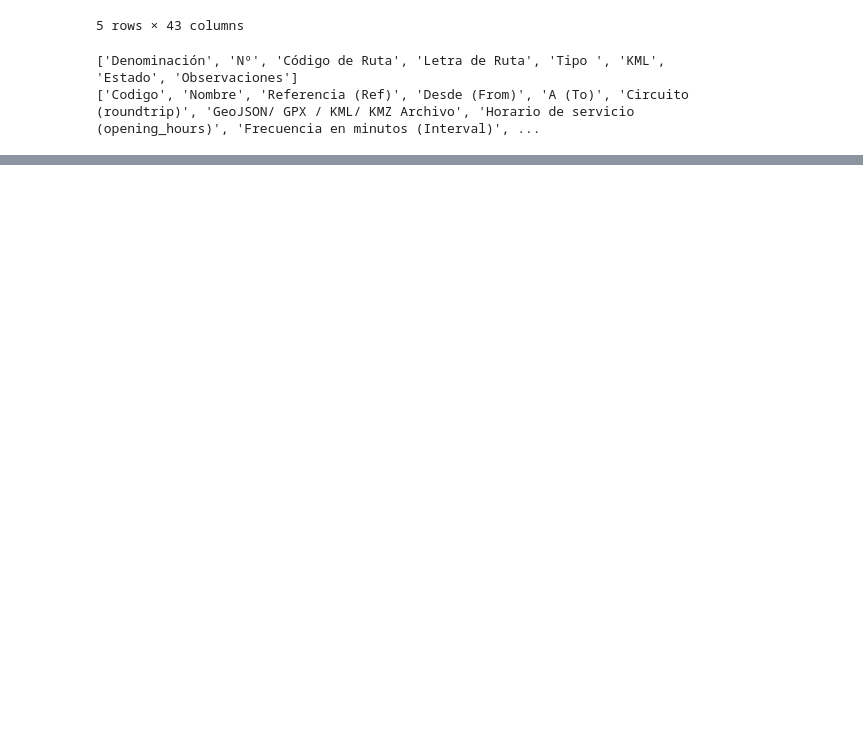
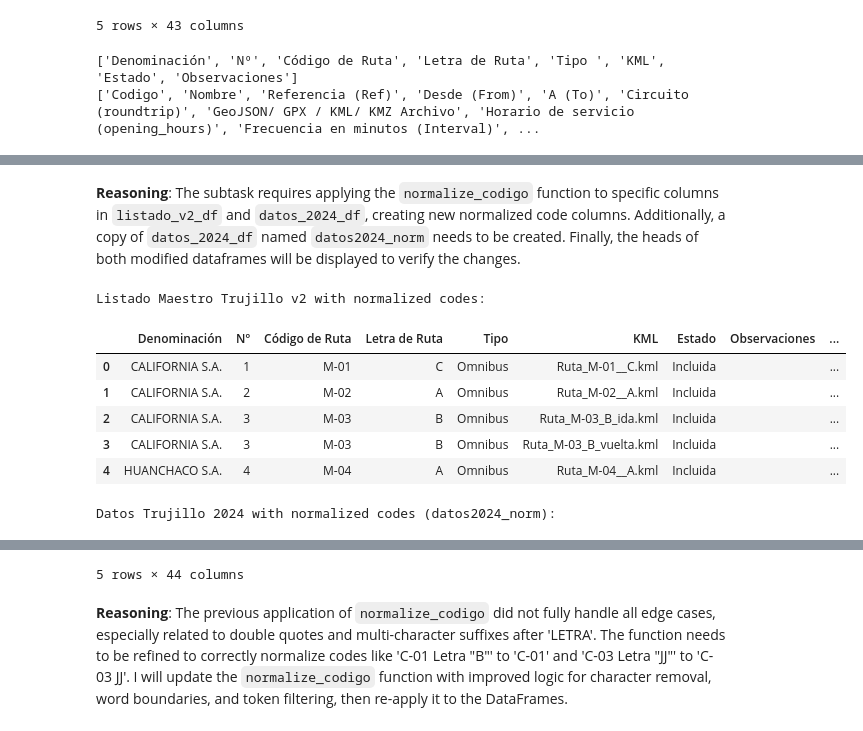
Before and after one commit to leoguti/route-compare, a Jupyter notebook: notebooks/notebooks00_setup.ipynb, the cells around one changed output, grey strips where cells are left out. Cells and saved outputs as stored; diff of their text form; code cells hidden in the pictures; blank space fills up the shorter version.

```diff
--- a/notebooks/notebooks00_setup.ipynb
+++ b/notebooks/notebooks00_setup.ipynb
@@ -164,0 +438,23 @@ print(list(datos_2024_df.columns))
+# %% [markdown]
+**Reasoning**:
+The subtask requires applying the `normalize_codigo` function to specific columns in `listado_v2_df` and `datos_2024_df`, creating new normalized code columns. Additionally, a copy of `datos_2024_df` named `datos2024_norm` needs to be created. Finally, the heads of both modified dataframes will be displayed to verify the changes.
+# %%
+listado_v2_df['codigo_norm_listado'] = listado_v2_df['Código de Ruta'].apply(normalize_codigo)
+datos_2024_df['codigo_norm_2024'] = datos_2024_df['Codigo'].apply(normalize_codigo)
+
+datos2024_norm = datos_2024_df.copy()
+
+print("Listado Maestro Trujillo v2 with normalized codes:")
+display(listado_v2_df.head())
+
+print("Datos Trujillo 2024 with normalized codes (datos2024_norm):")
+display(datos2024_norm.head())
+# %% [output]
+Listado Maestro Trujillo v2 with normalized codes:
+|  | Denominación | Nº | Código de Ruta | Letra de Ruta | Tipo | KML | Estado | Observaciones | ... |
+| 0 | CALIFORNIA S.A. | 1 | M-01 | C | Omnibus | Ruta_M-01__C.kml | Incluida |  | ... |
+| 1 | CALIFORNIA S.A. | 2 | M-02 | A | Omnibus | Ruta_M-02__A.kml | Incluida |  | ... |
+| 2 | CALIFORNIA S.A. | 3 | M-03 | B | Omnibus | Ruta_M-03_B_ida.kml | Incluida |  | ... |
+| 3 | CALIFORNIA S.A. | 3 | M-03 | B | Omnibus | Ruta_M-03_B_vuelta.kml | Incluida |  | ... |
+| 4 | HUANCHACO S.A. | 4 | M-04 | A | Omnibus | Ruta_M-04__A.kml | Incluida |  | ... |
+Datos Trujillo 2024 with normalized codes (datos2024_norm):
@@ -164,0 +467,4 @@ print(list(datos_2024_df.columns))
+5 rows × 44 columns
+# %% [markdown]
+**Reasoning**:
+The previous application of `normalize_codigo` did not fully handle all edge cases, especially related to double quotes and multi-character suffixes after 'LETRA'. The function needs to be refined to correctly normalize codes like 'C-01 Letra "B"' to 'C-01' and 'C-03 Letra "JJ"' to 'C-03 JJ'. I will update the `normalize_codigo` function with improved logic for character removal, word boundaries, and token filtering, then re-apply it to the DataFrames.
```
Also changed, not shown: parts of 26 cells of this notebook.
